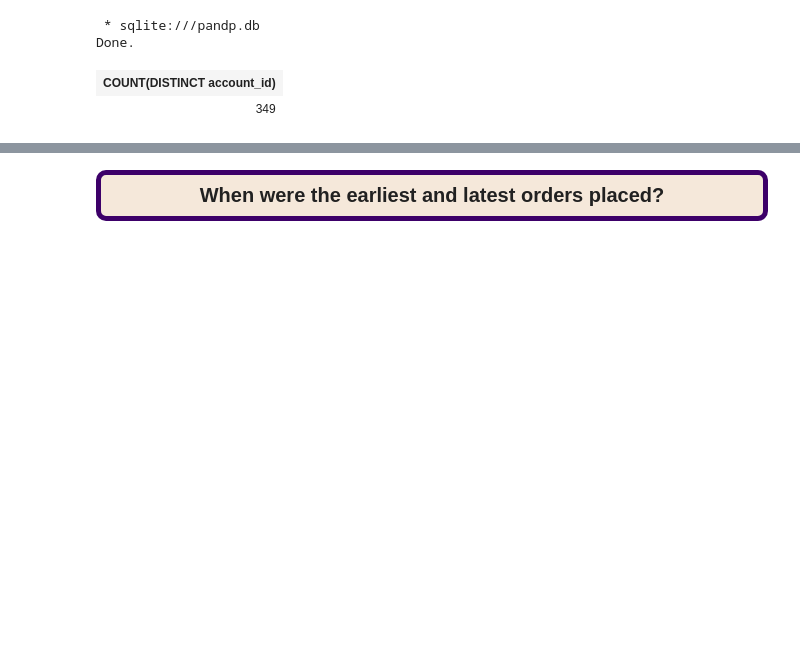
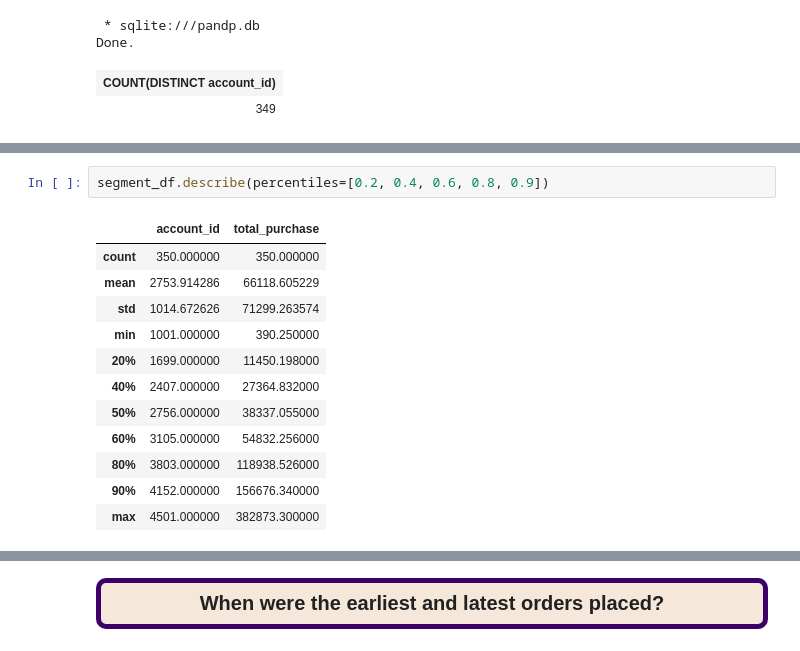
Before and after one commit to BuhariS/Interrogation-of-the-Parch-Posey-Database, a Jupyter notebook: Interrogation of the Parch & Posey Database.ipynb, the cells around one changed output, grey strips where cells are left out. Cells and saved outputs as stored; diff of their text form; blank space fills up the shorter version.

```diff
--- a/Interrogation of the Parch & Posey Database.ipynb
+++ b/Interrogation of the Parch & Posey Database.ipynb
@@ -427,0 +472,15 @@ Done.
+# %%
+segment_df.describe(percentiles=[0.2, 0.4, 0.6, 0.8, 0.9])
+# %% [output]
+|  | account_id | total_purchase |
+| count | 350.000000 | 350.000000 |
+| mean | 2753.914286 | 66118.605229 |
+| std | 1014.672626 | 71299.263574 |
+| min | 1001.000000 | 390.250000 |
+| 20% | 1699.000000 | 11450.198000 |
+| 40% | 2407.000000 | 27364.832000 |
+| 50% | 2756.000000 | 38337.055000 |
+| 60% | 3105.000000 | 54832.256000 |
+| 80% | 3803.000000 | 118938.526000 |
+| 90% | 4152.000000 | 156676.340000 |
+| max | 4501.000000 | 382873.300000 |
```
Also changed, not shown: parts of 35 cells of this notebook.
